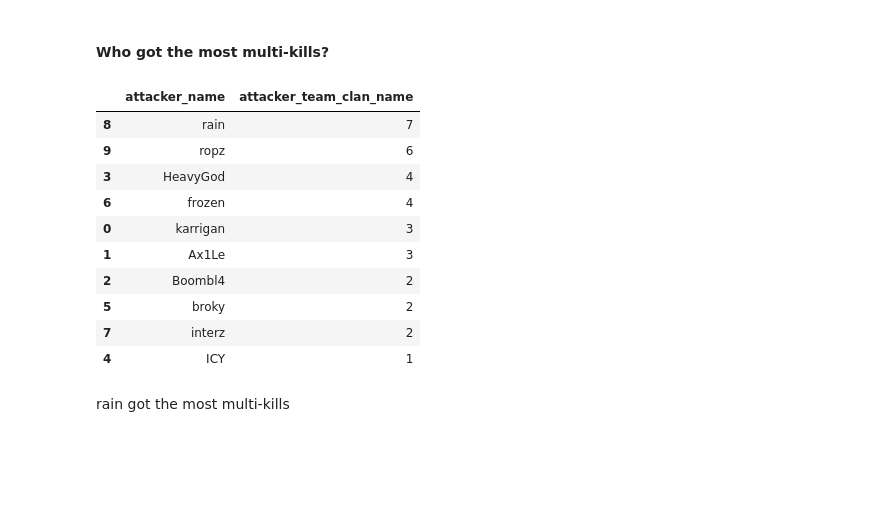
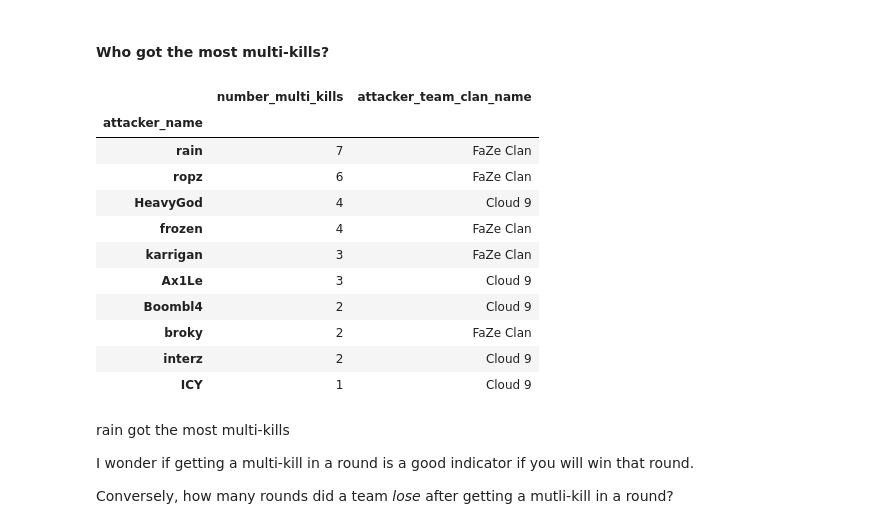
Before and after one commit to dickinsonmatt/counter-strike, a Jupyter notebook: analysis.ipynb, the cells around one changed output. Saved outputs shown, nothing was run; the diff lists cells and outputs as text; code cells hidden in the pictures; blank space fills up the shorter version.

Commit message:
finishing second round of questions

```diff
--- a/analysis.ipynb
+++ b/analysis.ipynb
@@ -333,6 +333,9 @@ player_info
 | HeavyGod | 19 | Cloud 9 | CT |
 | frozen | 19 | FaZe Clan | TERRORIST |
 94 rows × 2 columns
+# %%
+# index is just player name and only column is which team they are on
+player_teams = player_info.reset_index().drop_duplicates('attacker_name').set_index('attacker_name')['attacker_team_clan_name']
 # %%
 kills = dem.kills.copy()
 
@@ -391,19 +394,27 @@ multikills.drop_duplicates(subset = ["attacker_name", 'attacker_team_name']).res
 All FaZe members got a multi-kill on both halves. On Cloud 9: Ax1Le, Boombl4, and Icy did not get multi-kills on CT; HeavyGod did not get a multi-kill on T; and interz got a multi-kill on both halves.
 # %% [markdown]
 #### Who got the most multi-kills?
-# %%
-multikills.groupby(['attacker_name'])['attacker_team_clan_name'].count().reset_index().sort_values('attacker_team_clan_name', ascending=False).rename(mapper = {'attacker_team_clan_name': "number_rounds"})
-# %% [output]
-|  | attacker_name | attacker_team_clan_name |
-| 8 | rain | 7 |
-| 9 | ropz | 6 |
-| 3 | HeavyGod | 4 |
-| 6 | frozen | 4 |
-| 0 | karrigan | 3 |
-| 1 | Ax1Le | 3 |
-| 2 | Boombl4 | 2 |
-| 5 | broky | 2 |
-| 7 | interz | 2 |
-| 4 | ICY | 1 |
-# %% [markdown]
-rain got the most multi-kills
+# %%
+# group by player name and count the number of rows (rounds with multi-kills) then sort by descending to find most
+total_multikills = multikills.groupby(['attacker_name'])['attacker_team_clan_name'].count().reset_index().sort_values('attacker_team_clan_name', ascending=False).rename(mapper = {'attacker_team_clan_name': "number_multi_kills"}, axis = 1).set_index('attacker_name')
+
+total_multikills.join(player_teams)
+# %% [output]
+|  | number_multi_kills | attacker_team_clan_name |
+| attacker_name |  |  |
+| rain | 7 | FaZe Clan |
+| ropz | 6 | FaZe Clan |
+| HeavyGod | 4 | Cloud 9 |
+| frozen | 4 | FaZe Clan |
+| karrigan | 3 | FaZe Clan |
+| Ax1Le | 3 | Cloud 9 |
+| Boombl4 | 2 | Cloud 9 |
+| broky | 2 | FaZe Clan |
+| interz | 2 | Cloud 9 |
+| ICY | 1 | Cloud 9 |
+# %% [markdown]
+rain got the most multi-kills
+
+I wonder if getting a multi-kill in a round is a good indicator if you will win that round.
+
+Conversely, how many rounds did a team *lose* after getting a mutli-kill in a round?
```
